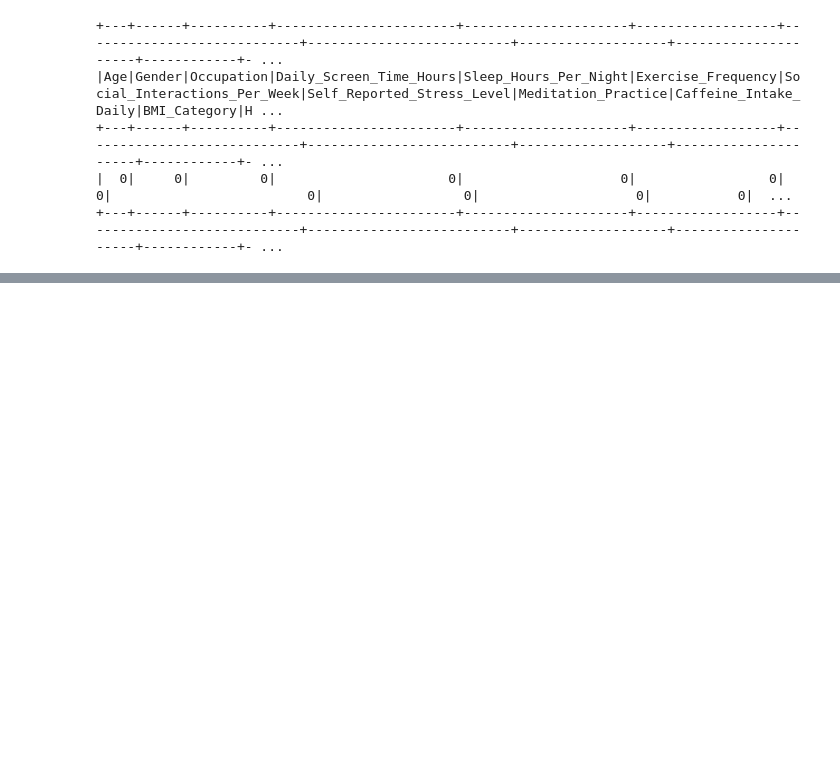
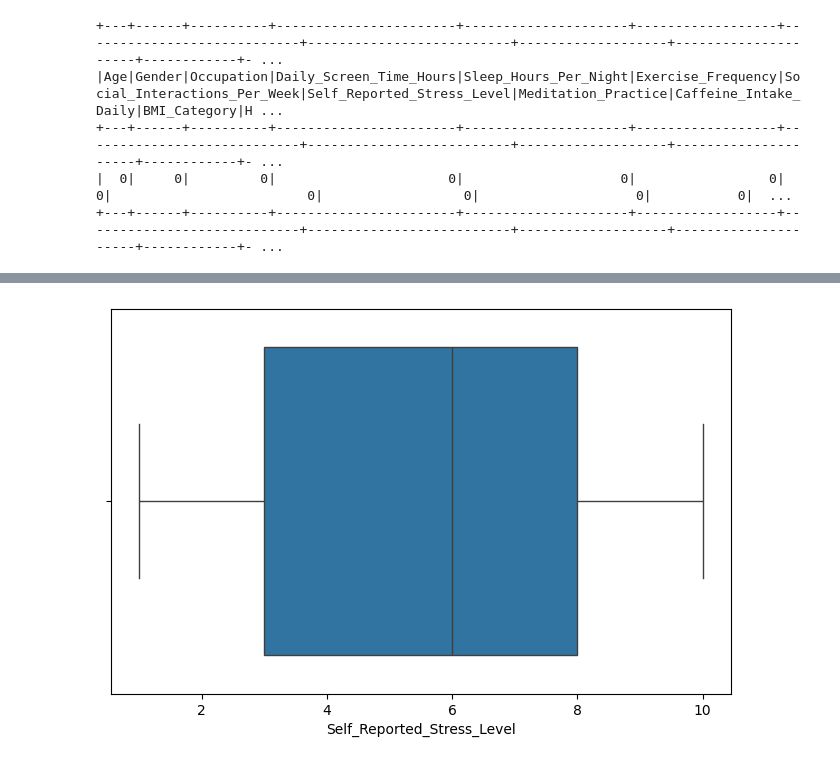
Before and after one commit to Khushba94/BDAS_iteration4, a Jupyter notebook: Iteration4_BDAS.ipynb, the cells around one changed output, grey strips where cells are left out. Cells and saved outputs as stored; diff of their text form; code cells hidden in the pictures; blank space fills up the shorter version.

```diff
--- a/Iteration4_BDAS.ipynb
+++ b/Iteration4_BDAS.ipynb
@@ -149,0 +199,10 @@ for c in life_df.columns
+# %%
+plt.figure(figsize=(8,5))
+
+sns.boxplot(
+    x=life_pd["Self_Reported_Stress_Level"]
+)
+
+plt.show()
+# %% [output]
+[figure, added]
```
Also changed, not shown: parts of 34 cells of this notebook.
